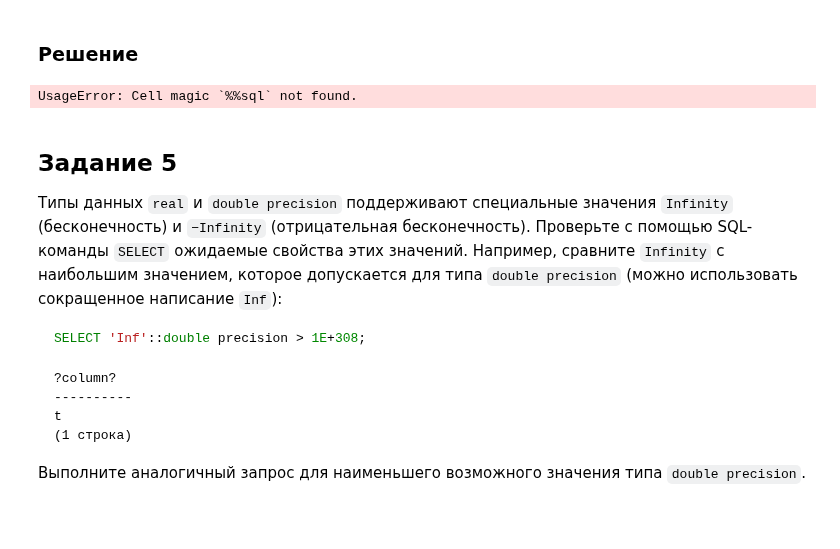
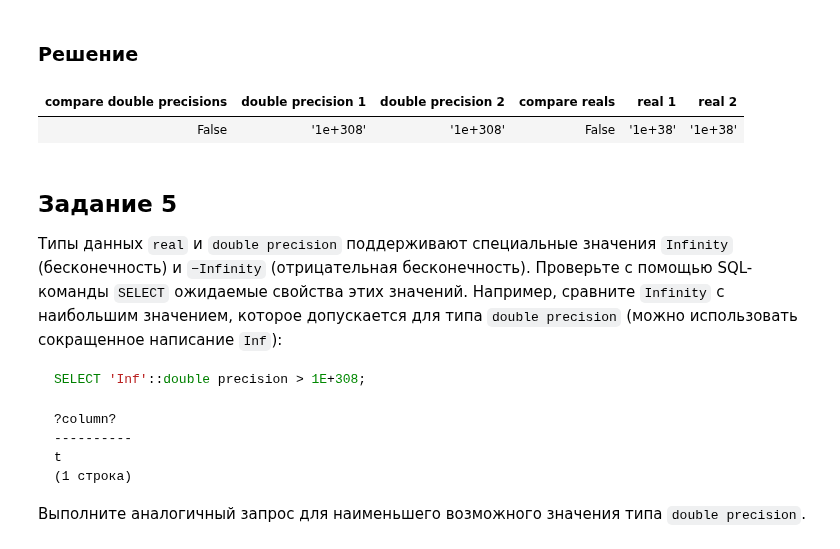
Before and after one commit to vowatchka/postgres_basic, a Jupyter notebook: practices/4_postgres_datatypes/sqlalchemy_2x_style.ipynb, the cells around one changed output. Drawn from its saved outputs; the diff is of its cells as text; code cells hidden in the pictures; blank space fills up the shorter version.

Commit message:
4 postgres datatypes: tasks 4-6 completed (sqlalchemy 2.x style)

```diff
--- a/practices/4_postgres_datatypes/sqlalchemy_2x_style.ipynb
+++ b/practices/4_postgres_datatypes/sqlalchemy_2x_style.ipynb
@@ -232,16 +232,23 @@ float8
 # %% [markdown]
 ### Решение
 # %%
-%%sql
-SELECT
-    '1e+308'::double precision > '1e+308'::double precision as "compare double precisions",
-    '1e+308'::double precision as "double precision 1",
-    '1e+308'::double precision as "double precision 2",
-    '1e+38'::real > '1e+38'::real as "compare reals",
-    '1e+38'::real as "real 1",
-    '1e+38'::real as "real 2"
+from sqlalchemy import text, column
+
+
+with Session() as session:
+    stmt = select(
+        (cast("1e+308", Float) > cast("1e+308", Float)).label("compare double precisions"),
+        cast("'1e+308'", Text).label("double precision 1"),
+        cast("'1e+308'", Text).label("double precision 2"),
+        (cast("1e+38", Float(precision=20)) > cast("1e+38", Float(precision=20))).label("compare reals"),
+        cast("'1e+38'", Text).label("real 1"),
+        cast("'1e+38'", Text).label("real 2"),
+    )
+
+    sqlalchemy_table(session.execute(stmt))
 # %% [output]
-UsageError: Cell magic `%%sql` not found.
+| compare double precisions | double precision 1 | double precision 2 | compare reals | real 1 | real 2 |
+| False | '1e+308' | '1e+308' | False | '1e+38' | '1e+38' |
 # %% [markdown]
 ## Задание 5
 
```
Also changed, not shown: parts of 4 cells of this notebook, 1 other file.
